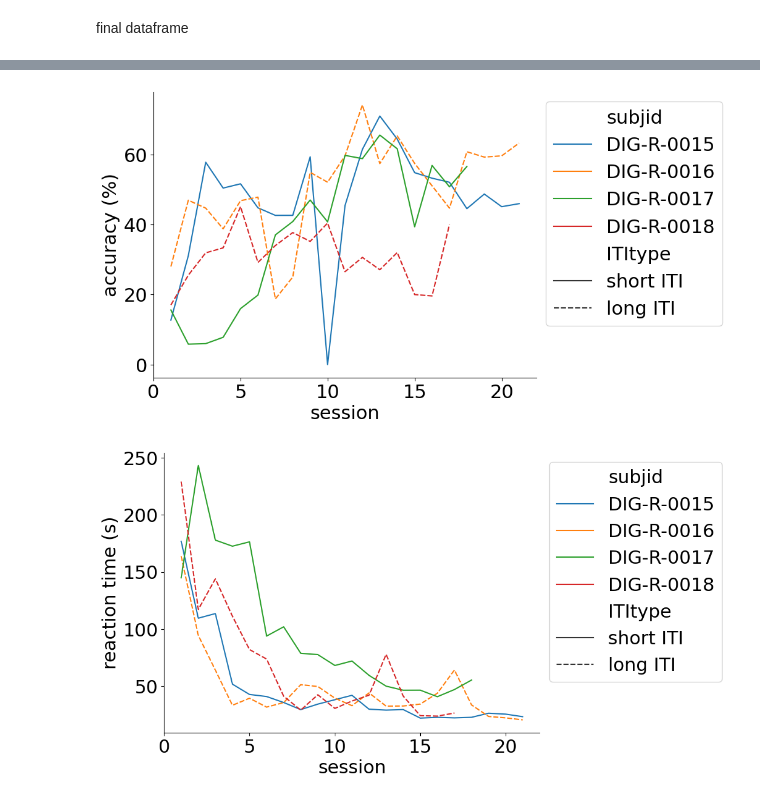
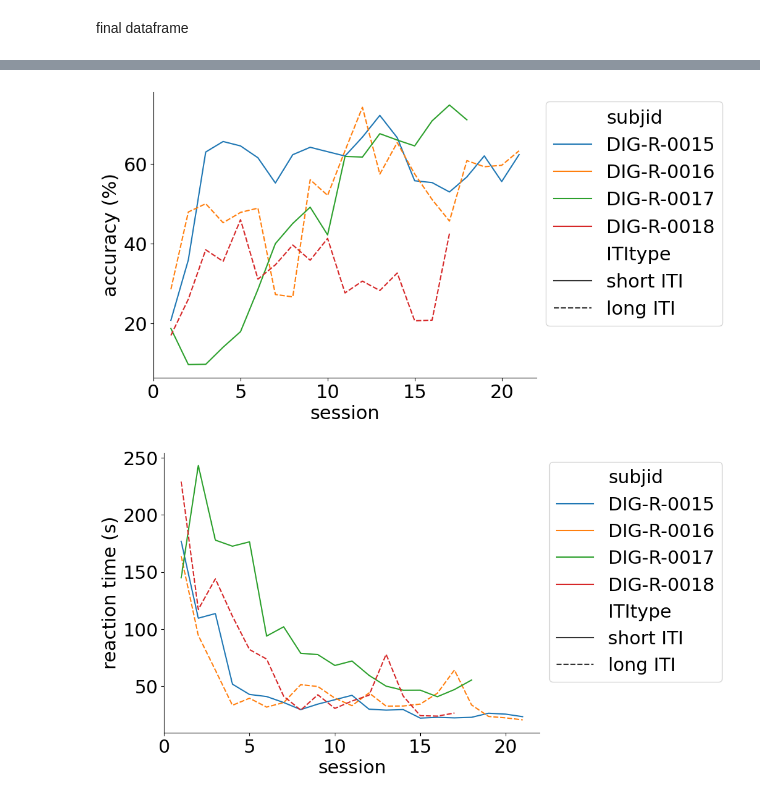
Before and after one commit to Joschua21/dbanalysis, a Jupyter notebook: analysis.ipynb, the cells around one changed output, grey strips where cells are left out. Saved outputs shown, nothing was run; the diff lists cells and outputs as text; code cells hidden in the pictures.

```diff
--- a/analysis.ipynb
+++ b/analysis.ipynb
@@ -145,25 +146,30 @@ plt.rcParams.update({'font.size': 22})
 # %%
 df_trials['session'] = df_trials.reset_index().groupby('subjid')['sessid'].rank(method='dense', ascending=True).astype(int).values
 df_trials['ITItype'] = df_trials['ITI'].map(lambda x: 'long ITI' if x>50 else 'short ITI')
+df_trials['initiated trial'] = True
+df_trials.loc[df_trials['n_pokes']==0, 'initiated trial'] = False
+df_trials['initiated trial'] = True
+df_trials.loc[df_trials['n_pokes']==0, 'initiated trial'] = False
+
 fig, ax = plt.subplots(figsize=(8, 6))
 sns.lineplot(
     ax=ax,
-    data=df_trials,
+    data=df_trials.loc[df_trials['initiated trial']==True, :],
     x='session',
     y='hit',
     hue='subjid',
     style='ITItype',
     errorbar=None,
     estimator=lambda x: sum(x)*100.0/len(x),
 )
 # handles, labels = plt.gca().get_legend_handles_labels()
 # plt.legend(handles[1:5], labels[1:5])
 plt.ylabel('accuracy (%)')
 sns.move_legend(ax, "upper left", bbox_to_anchor=(1, 1))
 sns.despine(fig=fig)
 plt.show()
 # %% [output]
-[figure, old version]
+[figure, new version]
 # %%
 fig, ax = plt.subplots(figsize=(8, 6))
 sns.lineplot(
```
Also changed, not shown: parts of 3 cells of this notebook.
